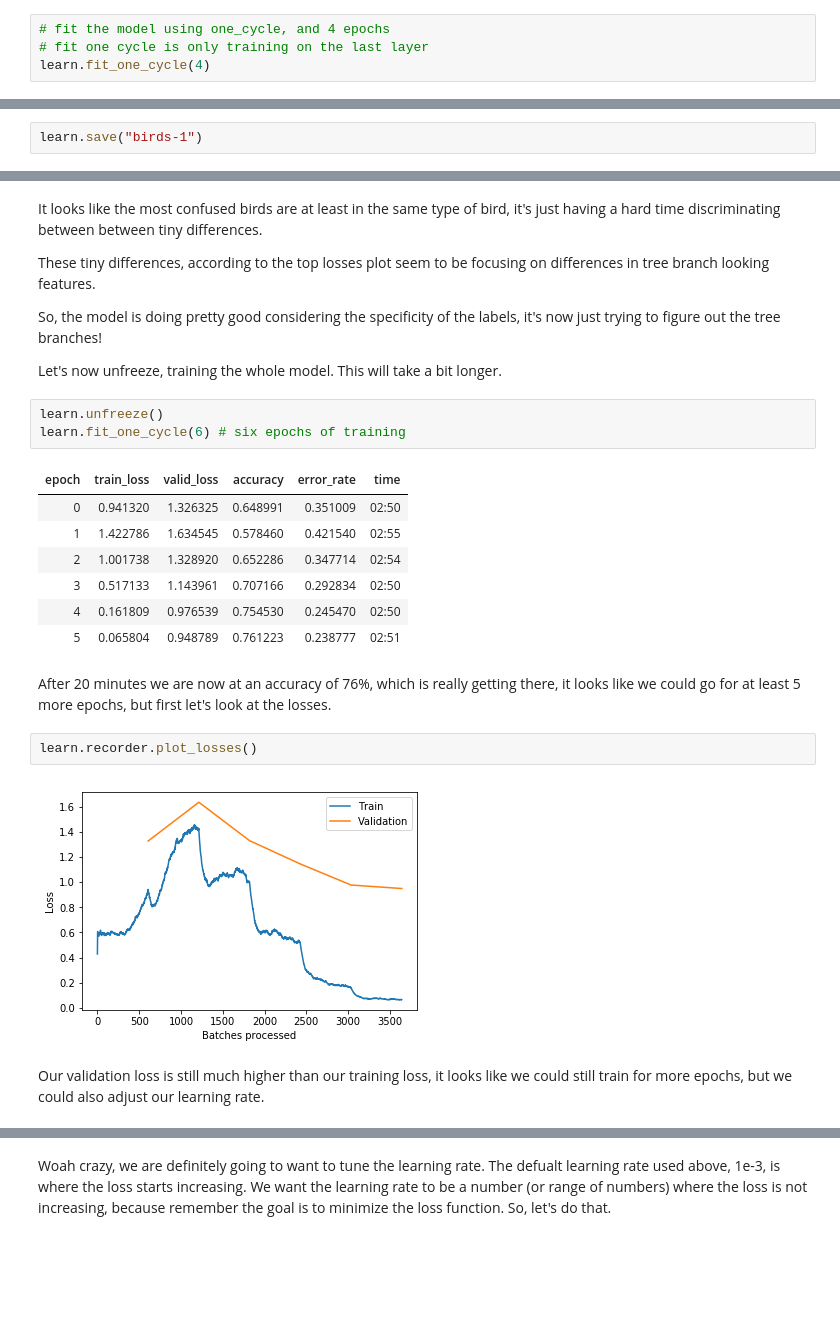
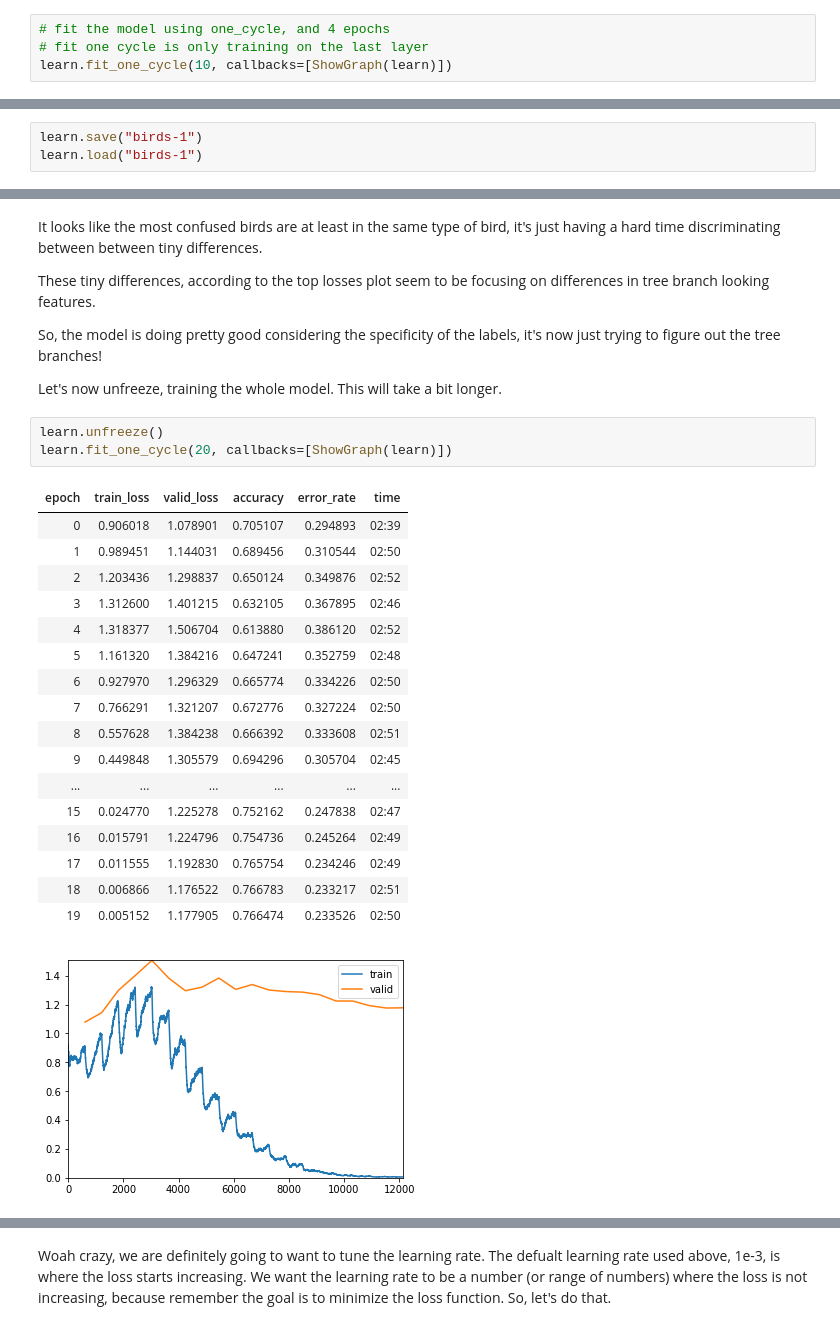
Before and after one commit to jakevc/deeplearn, a Jupyter notebook: BirdClassifier.ipynb, the cells around one changed output, grey strips where cells are left out. Saved outputs shown, nothing was run; the diff lists cells and outputs as text; blank space fills up the shorter version.

```diff
--- a/BirdClassifier.ipynb
+++ b/BirdClassifier.ipynb
@@ -258,6 +257,6 @@ learn = cnn_learner(data, models.resnet34, metrics=[accuracy, error_rate])
 # %%
 # fit the model using one_cycle, and 4 epochs
 # fit one cycle is only training on the last layer
-learn.fit_one_cycle(4)
+learn.fit_one_cycle(10, callbacks=[ShowGraph(learn)])
 # %% [output]
 | epoch | train_loss | valid_loss | accuracy | error_rate | time |
@@ -271,3 +277,4 @@ The last few layers of the model is accurately predicting the right bird 65% of
 Let's do some fine tuning and see how much accuracy we can squeeze out.
 # %%
 learn.save("birds-1")
+learn.load("birds-1")
@@ -307,20 +322,23 @@ So, the model is doing pretty good considering the specificity of the labels, it
 Let's now unfreeze, training the whole model. This will take a bit longer.
 # %%
 learn.unfreeze()
-learn.fit_one_cycle(6) # six epochs of training
+learn.fit_one_cycle(20, callbacks=[ShowGraph(learn)])
 # %% [output]
 | epoch | train_loss | valid_loss | accuracy | error_rate | time |
-| 0 | 0.941320 | 1.326325 | 0.648991 | 0.351009 | 02:50 |
-| 1 | 1.422786 | 1.634545 | 0.578460 | 0.421540 | 02:55 |
-| 2 | 1.001738 | 1.328920 | 0.652286 | 0.347714 | 02:54 |
-| 3 | 0.517133 | 1.143961 | 0.707166 | 0.292834 | 02:50 |
-| 4 | 0.161809 | 0.976539 | 0.754530 | 0.245470 | 02:50 |
-| 5 | 0.065804 | 0.948789 | 0.761223 | 0.238777 | 02:51 |
+| 0 | 0.906018 | 1.078901 | 0.705107 | 0.294893 | 02:39 |
+| 1 | 0.989451 | 1.144031 | 0.689456 | 0.310544 | 02:50 |
+| 2 | 1.203436 | 1.298837 | 0.650124 | 0.349876 | 02:52 |
+| 3 | 1.312600 | 1.401215 | 0.632105 | 0.367895 | 02:46 |
+| 4 | 1.318377 | 1.506704 | 0.613880 | 0.386120 | 02:52 |
+| 5 | 1.161320 | 1.384216 | 0.647241 | 0.352759 | 02:48 |
+| 6 | 0.927970 | 1.296329 | 0.665774 | 0.334226 | 02:50 |
+| 7 | 0.766291 | 1.321207 | 0.672776 | 0.327224 | 02:50 |
+| 8 | 0.557628 | 1.384238 | 0.666392 | 0.333608 | 02:51 |
+| 9 | 0.449848 | 1.305579 | 0.694296 | 0.305704 | 02:45 |
+| ... | ... | ... | ... | ... | ... |
+| 15 | 0.024770 | 1.225278 | 0.752162 | 0.247838 | 02:47 |
+| 16 | 0.015791 | 1.224796 | 0.754736 | 0.245264 | 02:49 |
+| 17 | 0.011555 | 1.192830 | 0.765754 | 0.234246 | 02:49 |
+| 18 | 0.006866 | 1.176522 | 0.766783 | 0.233217 | 02:51 |
+| 19 | 0.005152 | 1.177905 | 0.766474 | 0.233526 | 02:50 |
+[figure, added]
-# %% [markdown]
-After 20 minutes we are now at an accuracy of 76%, which is really getting there, it looks like we could go for at least 5 more epochs, but first let's look at the losses.
-# %%
-learn.recorder.plot_losses()
-# %% [output]
-[figure, removed]
-# %% [markdown]
-Our validation loss is still much higher than our training loss, it looks like we could still train for more epochs, but we could also adjust our learning rate.
```
Also changed, not shown: parts of 28 cells of this notebook, 1 other file.
